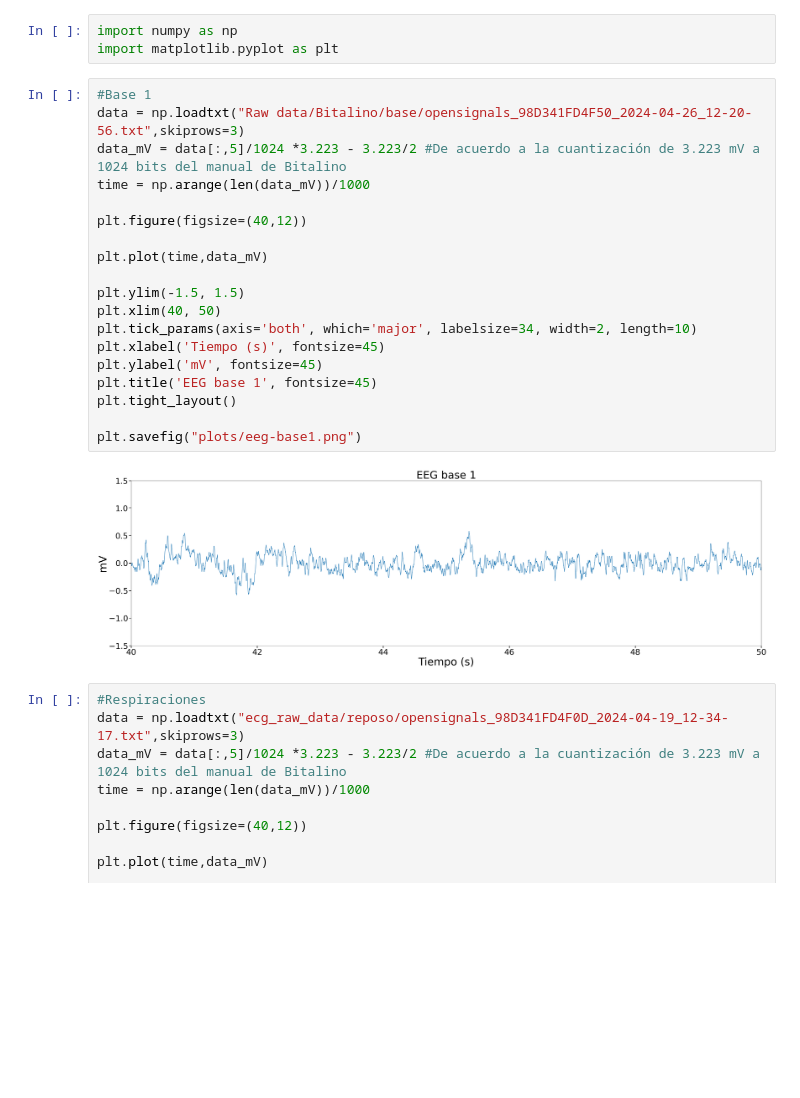
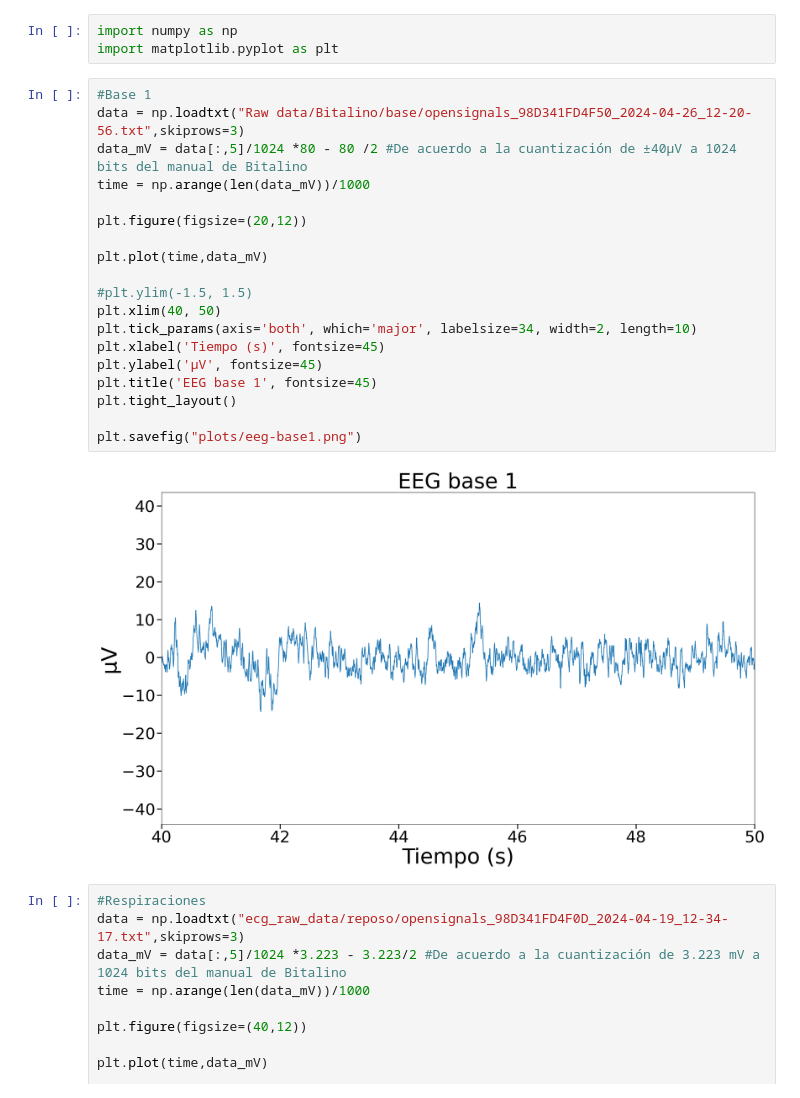
Before and after one commit to diego-taquiri/ECGMortalityPredictor, a Jupyter notebook: Documentación/Laboratorio 5/plot_bitalino_eeg.ipynb, the cells around one changed output. Saved outputs shown, nothing was run; the diff lists cells and outputs as text; blank space fills up the shorter version.

Commit message:
eeg bitalino plot 1

```diff
--- a/Documentación/Laboratorio 5/plot_bitalino_eeg.ipynb
+++ b/Documentación/Laboratorio 5/plot_bitalino_eeg.ipynb
@@ -4,24 +4,24 @@ import matplotlib.pyplot as plt
 # %%
 #Base 1
 data = np.loadtxt("Raw data/Bitalino/base/opensignals_98D341FD4F50_2024-04-26_12-20-56.txt",skiprows=3)
-data_mV = data[:,5]/1024 *3.223 - 3.223/2 #De acuerdo a la cuantización de 3.223 mV a 1024 bits del manual de Bitalino
+data_mV = data[:,5]/1024 *80 - 80 /2 #De acuerdo a la cuantización de ±40µV a 1024 bits del manual de Bitalino
 time = np.arange(len(data_mV))/1000
 
-plt.figure(figsize=(40,12))
+plt.figure(figsize=(20,12))
 
 plt.plot(time,data_mV)
 
-plt.ylim(-1.5, 1.5)
+#plt.ylim(-1.5, 1.5)
 plt.xlim(40, 50)
 plt.tick_params(axis='both', which='major', labelsize=34, width=2, length=10)
 plt.xlabel('Tiempo (s)', fontsize=45)
-plt.ylabel('mV', fontsize=45)
+plt.ylabel('µV', fontsize=45)
 plt.title('EEG base 1', fontsize=45)
 plt.tight_layout()
 
 plt.savefig("plots/eeg-base1.png")
 # %% [output]
-[figure, old version]
+[figure, new version]
 # %%
 #Respiraciones
 data = np.loadtxt("ecg_raw_data/reposo/opensignals_98D341FD4F0D_2024-04-19_12-34-17.txt",skiprows=3)
```
Also changed, not shown: 2 other files.
